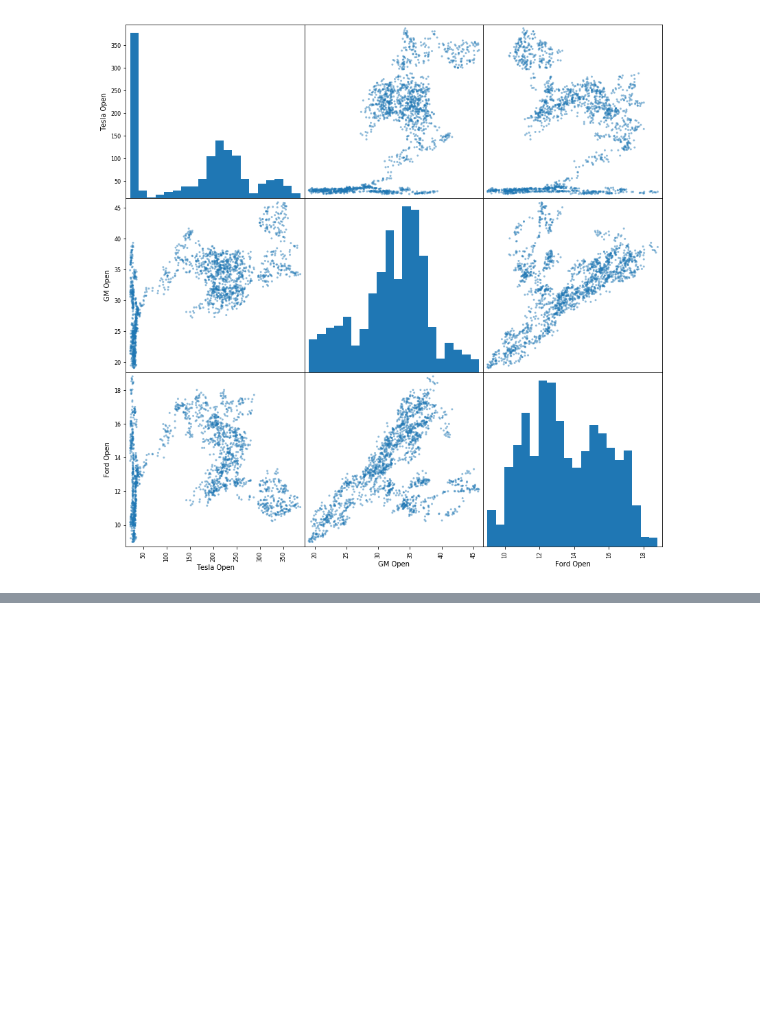
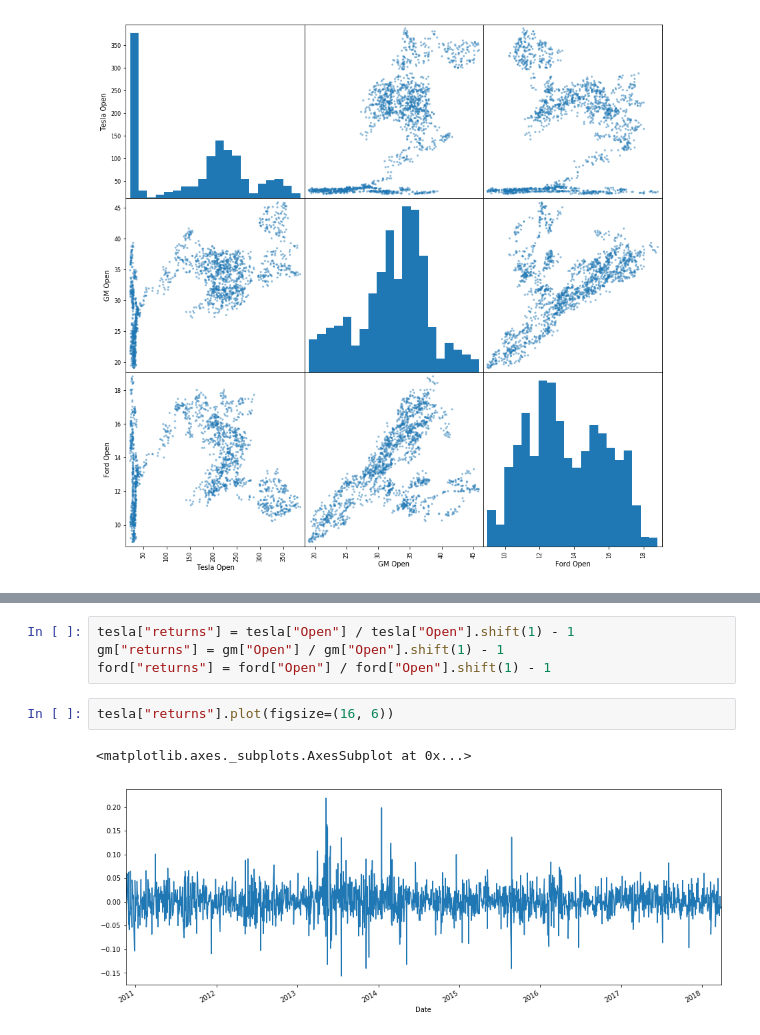
Before and after one commit to maykulkarni/algo_trading, a Jupyter notebook: 2. Stock Market Analysis.ipynb, the cells around one changed output, grey strips where cells are left out. Saved outputs shown, nothing was run; the diff lists cells and outputs as text; blank space fills up the shorter version.

```diff
--- a/2. Stock Market Analysis.ipynb
+++ b/2. Stock Market Analysis.ipynb
@@ -118,0 +130,9 @@ There is clearly positive correlation between General Motors and Ford's stocks
+# %%
+tesla["returns"] = tesla["Open"] / tesla["Open"].shift(1) - 1
+gm["returns"] = gm["Open"] / gm["Open"].shift(1) - 1
+ford["returns"] = ford["Open"] / ford["Open"].shift(1) - 1
+# %%
+tesla["returns"].plot(figsize=(16, 6))
+# %% [output]
+<matplotlib.axes._subplots.AxesSubplot at 0x...>
+[figure, added]
```
Also changed, not shown: parts of 6 cells of this notebook.
